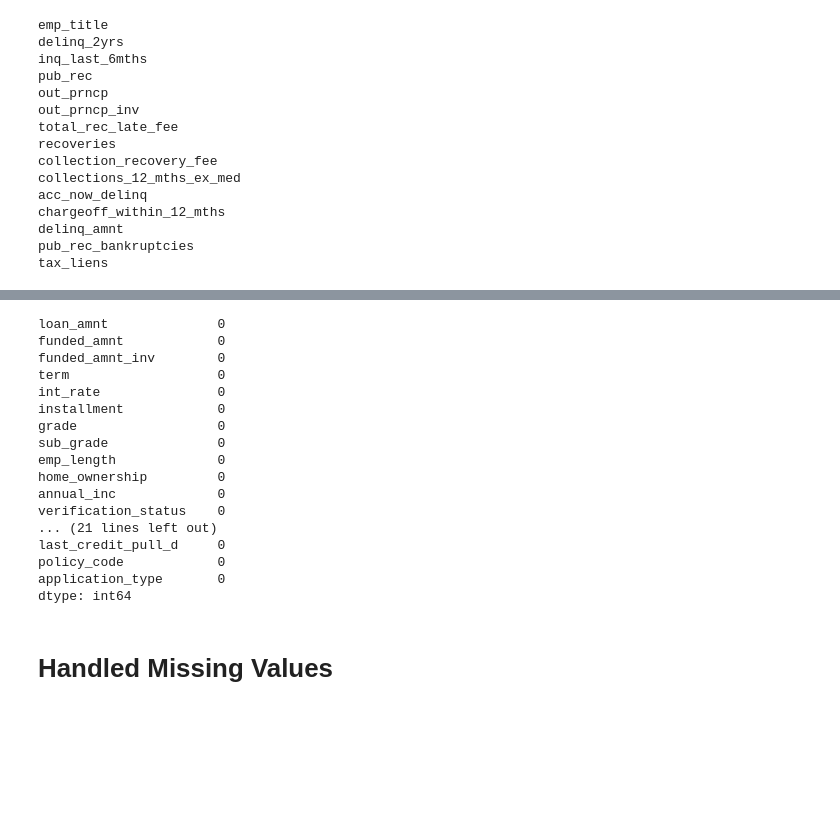
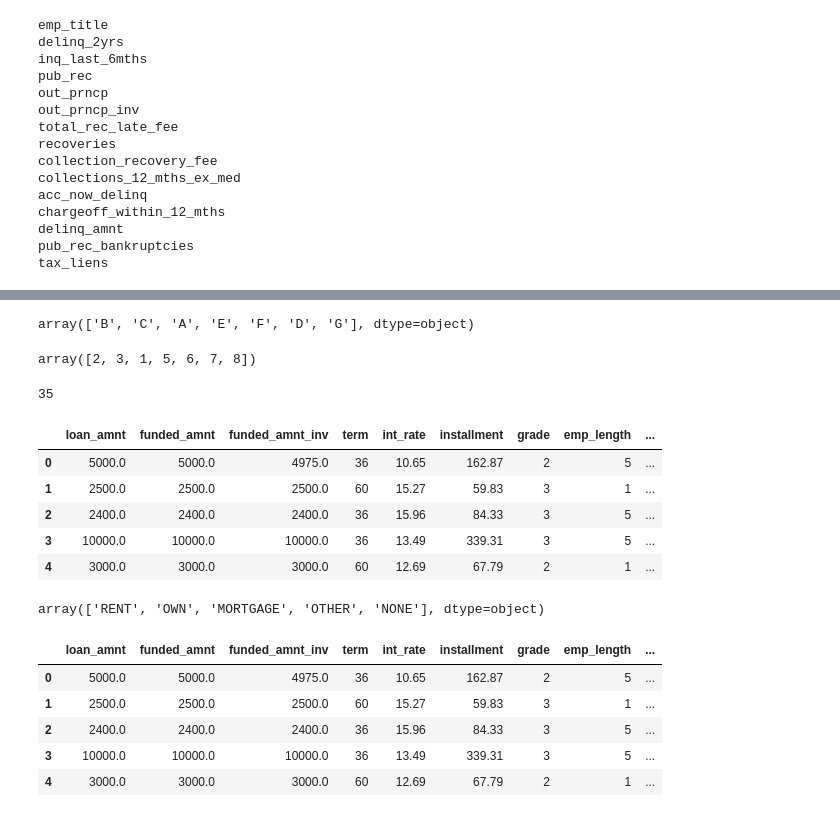
Before and after one commit to shayekh00/Loan-Defaulter, a Jupyter notebook: Loan_Defaulter.ipynb, the cells around one changed output, grey strips where cells are left out. Cells and saved outputs as stored; diff of their text form; code cells hidden in the pictures; blank space fills up the shorter version.

```diff
--- a/Loan_Defaulter.ipynb
+++ b/Loan_Defaulter.ipynb
@@ -109,23 +123,0 @@ Null_dropped_dataset
-# %%
-#Null_dropped_dataset=dataset.dropna(thresh=30,axis='rows')
-Null_dropped_dataset.isnull().sum()
-# %% [output]
-loan_amnt              0
-funded_amnt            0
-funded_amnt_inv        0
-term                   0
-int_rate               0
-installment            0
-grade                  0
-sub_grade              0
-emp_length             0
-home_ownership         0
-annual_inc             0
-verification_status    0
-... (21 lines left out)
-last_credit_pull_d     0
-policy_code            0
-application_type       0
-dtype: int64
-# %% [markdown]
-# **Handled Missing Values**
@@ -140,0 +127,53 @@ plt.show()
+# %%
+Null_dropped_dataset["grade"].unique()
+# %% [output]
+array(['B', 'C', 'A', 'E', 'F', 'D', 'G'], dtype=object)
+# %%
+#Label Encoding
+mapping = {
+        'A':1,
+        'B':2,
+        'C':3,
+        'D':4,
+        'E':5,
+
+        'F':6,
+        'D':7,
+        'G':8,
+    }
+
+Null_dropped_dataset['grade']=Null_dropped_dataset['grade'].replace(mapping)
+# %%
+Null_dropped_dataset['grade'].unique()
+# %% [output]
+array([2, 3, 1, 5, 6, 7, 8])
+# %%
+len(Null_dropped_dataset['sub_grade'].unique())
+# %% [output]
+35
+# %%
+Null_dropped_dataset= Null_dropped_dataset.drop(columns=['sub_grade'])
+# %%
+Null_dropped_dataset.head()
+# %% [output]
+|  | loan_amnt | funded_amnt | funded_amnt_inv | term | int_rate | installment | grade | emp_length | ... |
+| 0 | 5000.0 | 5000.0 | 4975.0 | 36 | 10.65 | 162.87 | 2 | 5 | ... |
+| 1 | 2500.0 | 2500.0 | 2500.0 | 60 | 15.27 | 59.83 | 3 | 1 | ... |
+| 2 | 2400.0 | 2400.0 | 2400.0 | 36 | 15.96 | 84.33 | 3 | 5 | ... |
+| 3 | 10000.0 | 10000.0 | 10000.0 | 36 | 13.49 | 339.31 | 3 | 5 | ... |
+| 4 | 3000.0 | 3000.0 | 3000.0 | 60 | 12.69 | 67.79 | 2 | 1 | ... |
+# %%
+Null_dropped_dataset['home_ownership'].unique()
+# %% [output]
+array(['RENT', 'OWN', 'MORTGAGE', 'OTHER', 'NONE'], dtype=object)
+# %%
+#One Hot Encoding
+Null_dropped_dataset=pd.get_dummies(Null_dropped_dataset, columns=["home_ownership"])
+Null_dropped_dataset.head()
+# %% [output]
+|  | loan_amnt | funded_amnt | funded_amnt_inv | term | int_rate | installment | grade | emp_length | ... |
+| 0 | 5000.0 | 5000.0 | 4975.0 | 36 | 10.65 | 162.87 | 2 | 5 | ... |
+| 1 | 2500.0 | 2500.0 | 2500.0 | 60 | 15.27 | 59.83 | 3 | 1 | ... |
+| 2 | 2400.0 | 2400.0 | 2400.0 | 36 | 15.96 | 84.33 | 3 | 5 | ... |
+| 3 | 10000.0 | 10000.0 | 10000.0 | 36 | 13.49 | 339.31 | 3 | 5 | ... |
+| 4 | 3000.0 | 3000.0 | 3000.0 | 60 | 12.69 | 67.79 | 2 | 1 | ... |
```
Also changed, not shown: parts of 21 cells of this notebook.
